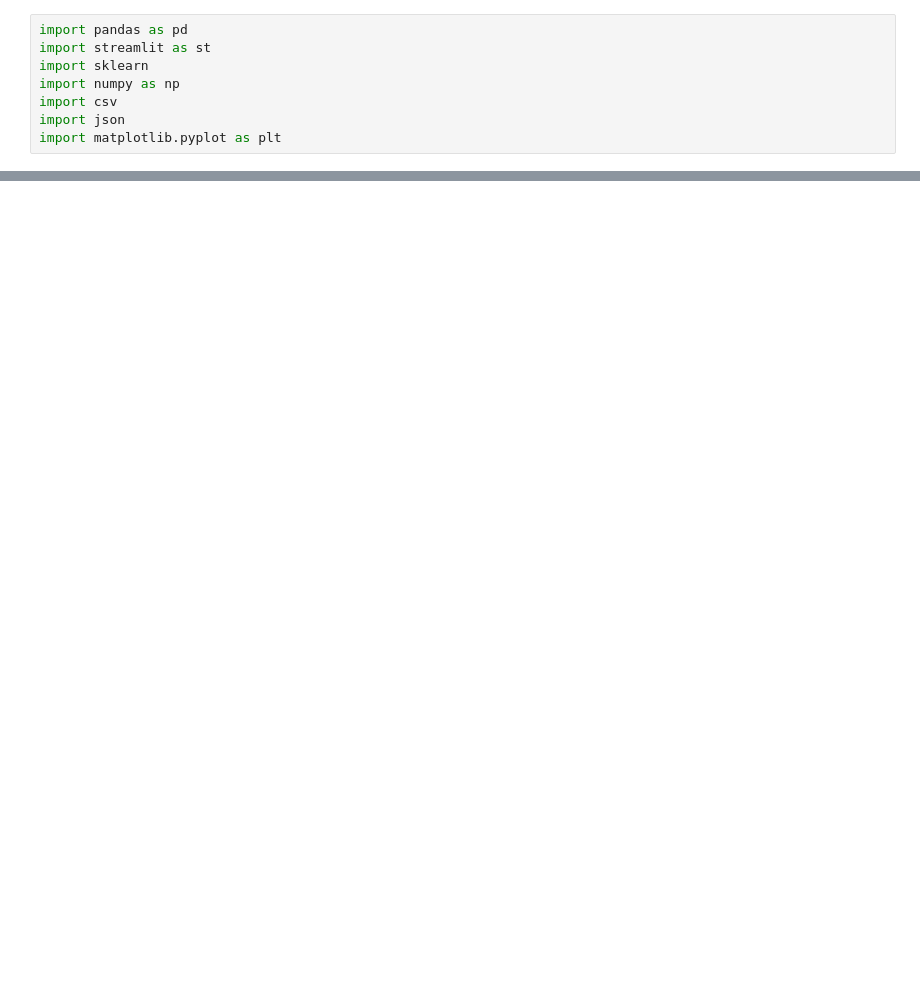
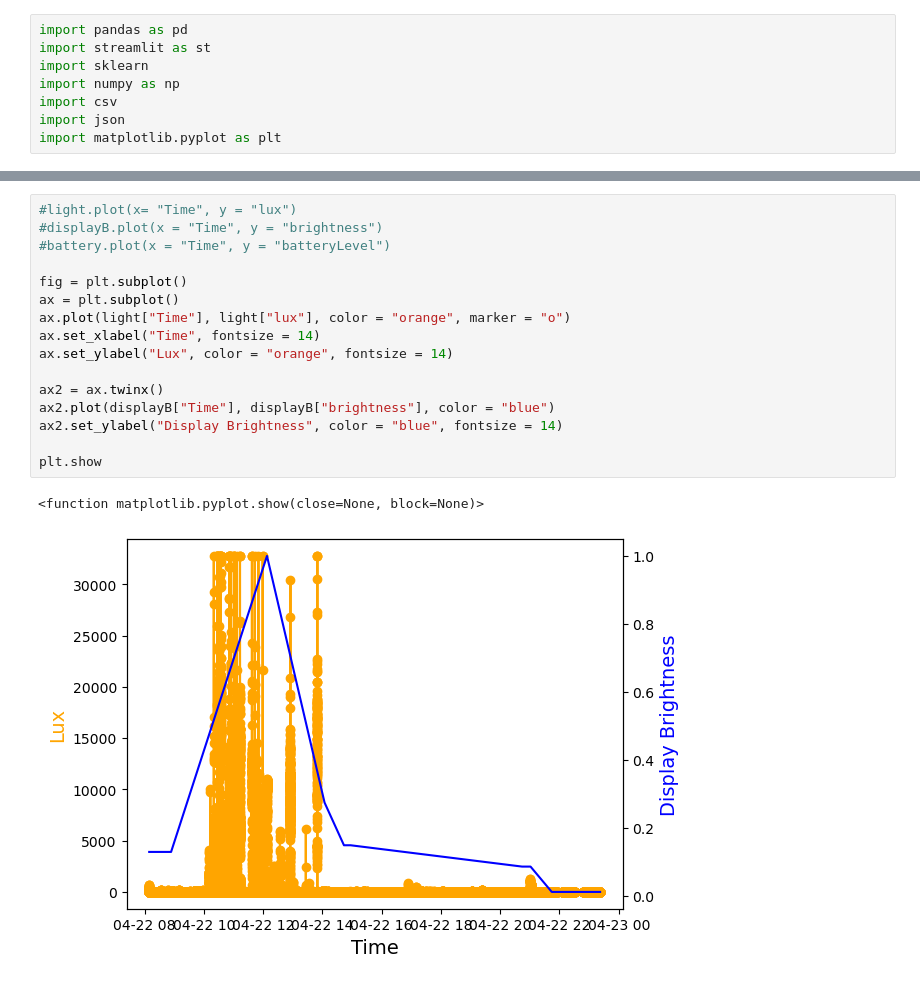
Before and after one commit to AlexeiMari/ML4B-2023, a Jupyter notebook: JupyterNotebooks/LightBrightnessDisplay Test.ipynb, the cells around one changed output, grey strips where cells are left out. Saved outputs shown, nothing was run; the diff lists cells and outputs as text; blank space fills up the shorter version.

```diff
--- a/JupyterNotebooks/LightBrightnessDisplay Test.ipynb
+++ b/JupyterNotebooks/LightBrightnessDisplay Test.ipynb
@@ -54,0 +44,19 @@ battery.plot(x = "Time", y = "batteryLevel")
+# %%
+#light.plot(x= "Time", y = "lux")
+#displayB.plot(x = "Time", y = "brightness")
+#battery.plot(x = "Time", y = "batteryLevel")
+
+fig = plt.subplot()
+ax = plt.subplot()
+ax.plot(light["Time"], light["lux"], color = "orange", marker = "o")
+ax.set_xlabel("Time", fontsize = 14)
+ax.set_ylabel("Lux", color = "orange", fontsize = 14)
+
+ax2 = ax.twinx()
+ax2.plot(displayB["Time"], displayB["brightness"], color = "blue")
+ax2.set_ylabel("Display Brightness", color = "blue", fontsize = 14)
+
+plt.show
+# %% [output]
+<function matplotlib.pyplot.show(close=None, block=None)>
+[figure, added]
```
Also changed, not shown: parts of 2 cells of this notebook.
